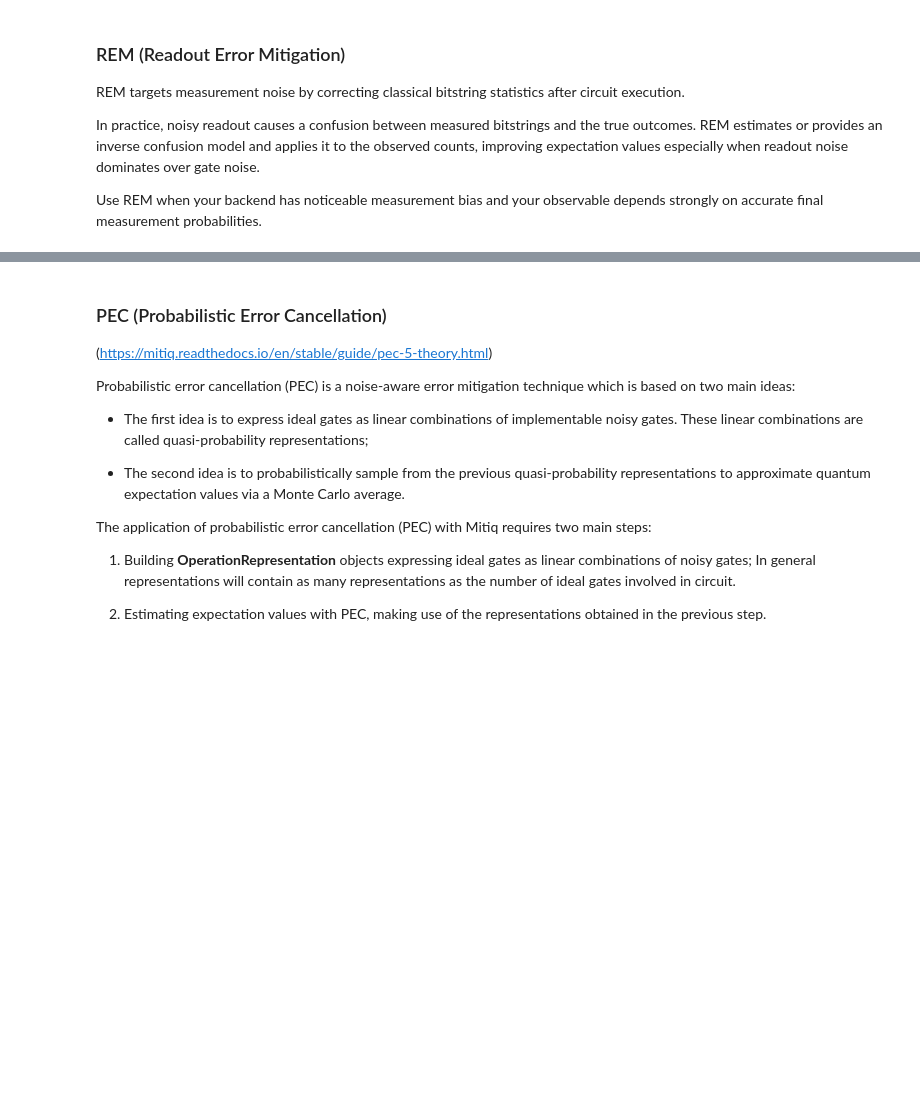
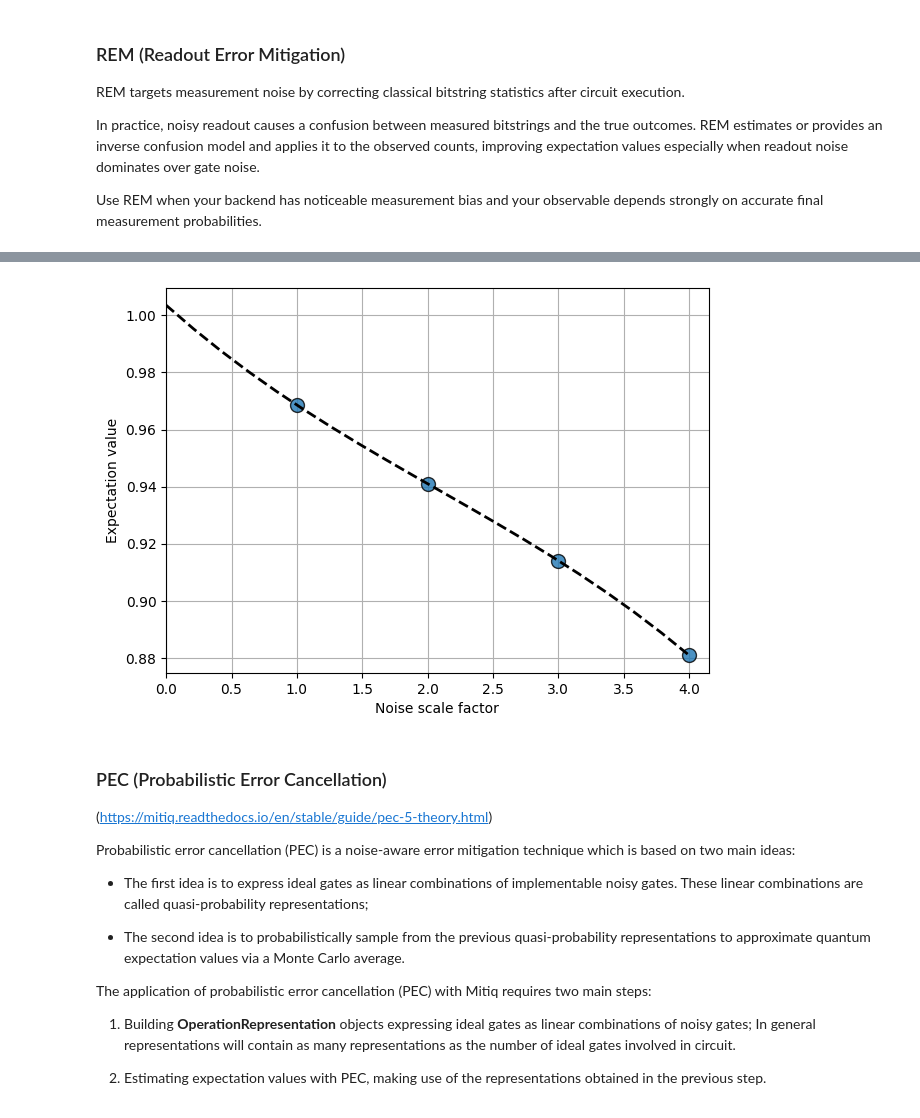
Before and after one commit to GibboSan/easy-q, a Jupyter notebook: quantum_optimization/playground.ipynb, the cells around one changed output, grey strips where cells are left out. Cells and saved outputs as stored; diff of their text form; code cells hidden in the pictures; blank space fills up the shorter version.

```diff
--- a/quantum_optimization/playground.ipynb
+++ b/quantum_optimization/playground.ipynb
@@ -495,3 +824,7 @@ ZNE+REM mitigated simulation with MNeat
+# %%
+_ = factory.plot_fit()
+# %% [output]
+[figure, added]
 # %% [markdown]
 ### PEC (Probabilistic Error Cancellation)
 
```
Also changed, not shown: parts of 28 cells of this notebook, 1 other file.
